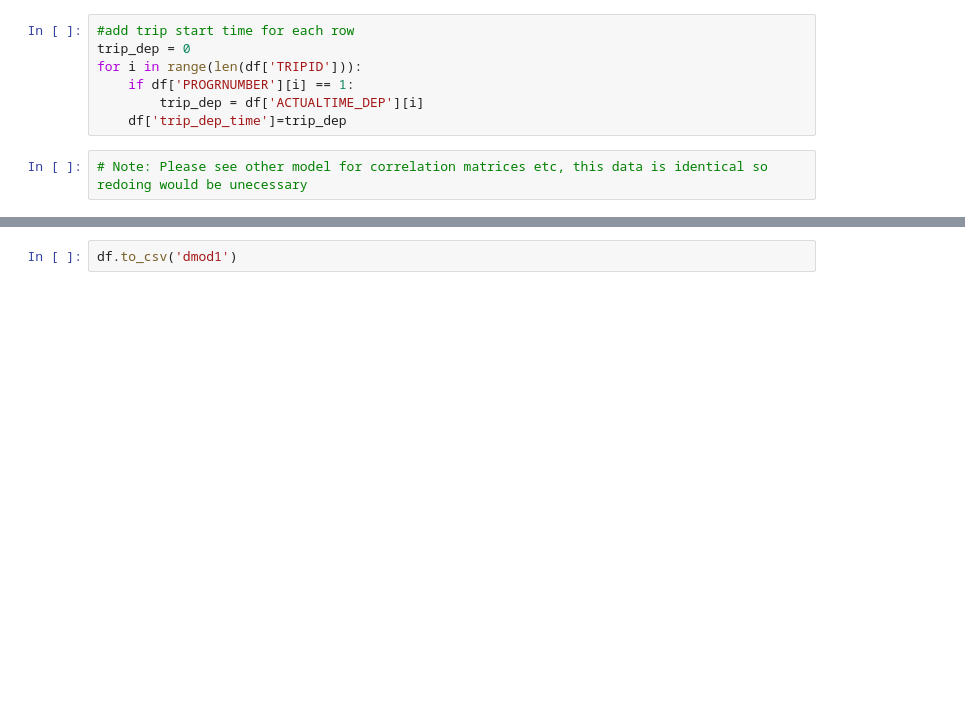
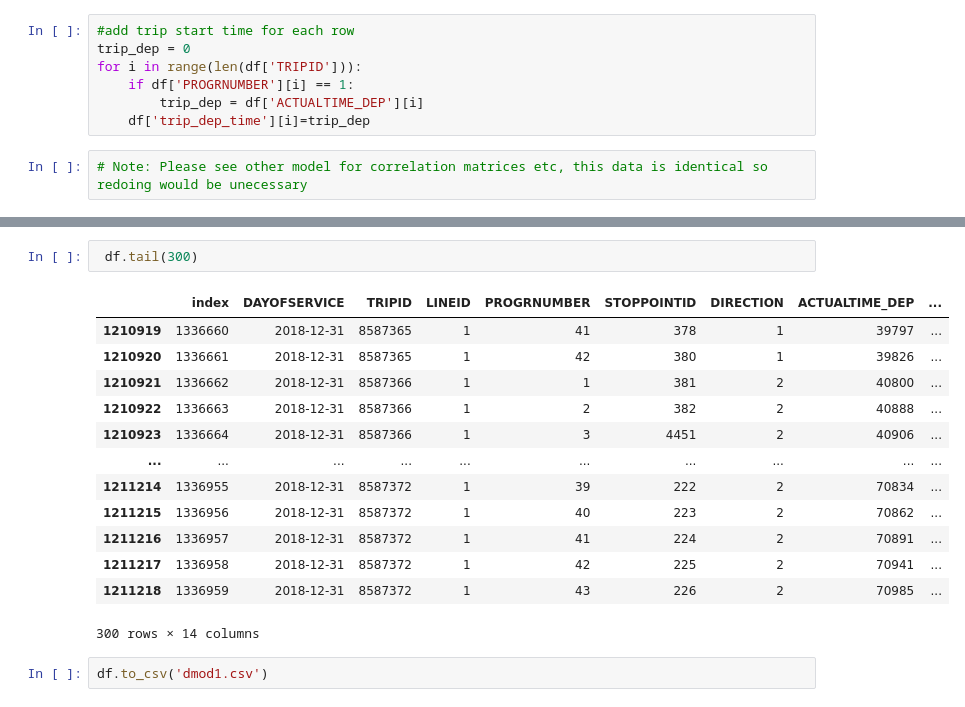
Before and after one commit to conorshort/dublin-bus-app, a Jupyter notebook: DataAnalytics/arrivaltimesmodel.ipynb, the cells around one changed output, grey strips where cells are left out. Saved outputs shown, nothing was run; the diff lists cells and outputs as text; blank space fills up the shorter version.

```diff
--- a/DataAnalytics/arrivaltimesmodel.ipynb
+++ b/DataAnalytics/arrivaltimesmodel.ipynb
@@ -272,6 +272,6 @@ trip_dep = 0
 for i in range(len(df['TRIPID'])):
     if df['PROGRNUMBER'][i] == 1:
         trip_dep = df['ACTUALTIME_DEP'][i]
-    df['trip_dep_time']=trip_dep
+    df['trip_dep_time'][i]=trip_dep
 # %%
 # Note: Please see other model for correlation matrices etc, this data is identical so redoing would be unecessary
@@ -278,2 +296,18 @@ for i in range(len(df['TRIPID'])):
+# %%
+ df.tail(300)
+# %% [output]
+|  | index | DAYOFSERVICE | TRIPID | LINEID | PROGRNUMBER | STOPPOINTID | DIRECTION | ACTUALTIME_DEP | ... |
+| 1210919 | 1336660 | 2018-12-31 | 8587365 | 1 | 41 | 378 | 1 | 39797 | ... |
+| 1210920 | 1336661 | 2018-12-31 | 8587365 | 1 | 42 | 380 | 1 | 39826 | ... |
+| 1210921 | 1336662 | 2018-12-31 | 8587366 | 1 | 1 | 381 | 2 | 40800 | ... |
+| 1210922 | 1336663 | 2018-12-31 | 8587366 | 1 | 2 | 382 | 2 | 40888 | ... |
+| 1210923 | 1336664 | 2018-12-31 | 8587366 | 1 | 3 | 4451 | 2 | 40906 | ... |
+| ... | ... | ... | ... | ... | ... | ... | ... | ... | ... |
+| 1211214 | 1336955 | 2018-12-31 | 8587372 | 1 | 39 | 222 | 2 | 70834 | ... |
+| 1211215 | 1336956 | 2018-12-31 | 8587372 | 1 | 40 | 223 | 2 | 70862 | ... |
+| 1211216 | 1336957 | 2018-12-31 | 8587372 | 1 | 41 | 224 | 2 | 70891 | ... |
+| 1211217 | 1336958 | 2018-12-31 | 8587372 | 1 | 42 | 225 | 2 | 70941 | ... |
+| 1211218 | 1336959 | 2018-12-31 | 8587372 | 1 | 43 | 226 | 2 | 70985 | ... |
+300 rows × 14 columns
 # %%
-df.to_csv('dmod1')
+df.to_csv('dmod1.csv')
```
Also changed, not shown: parts of 2 cells of this notebook, 1 other file.
